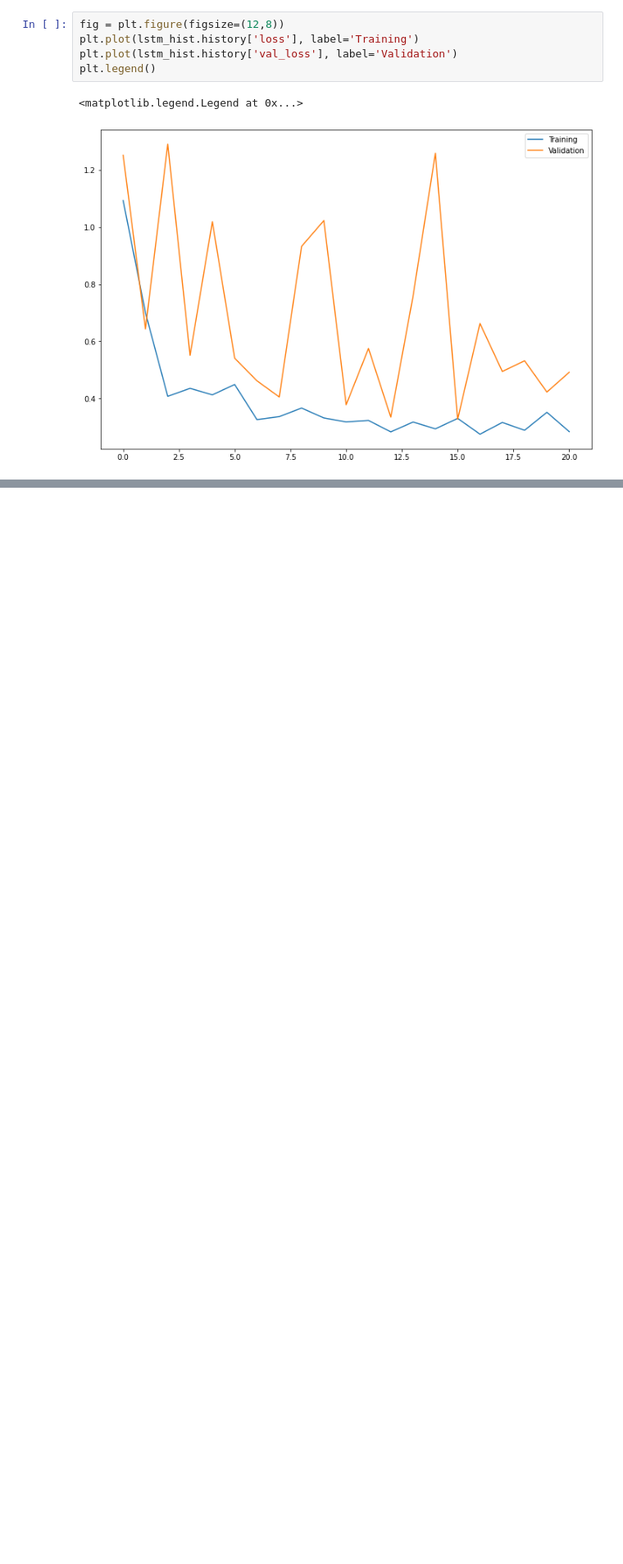
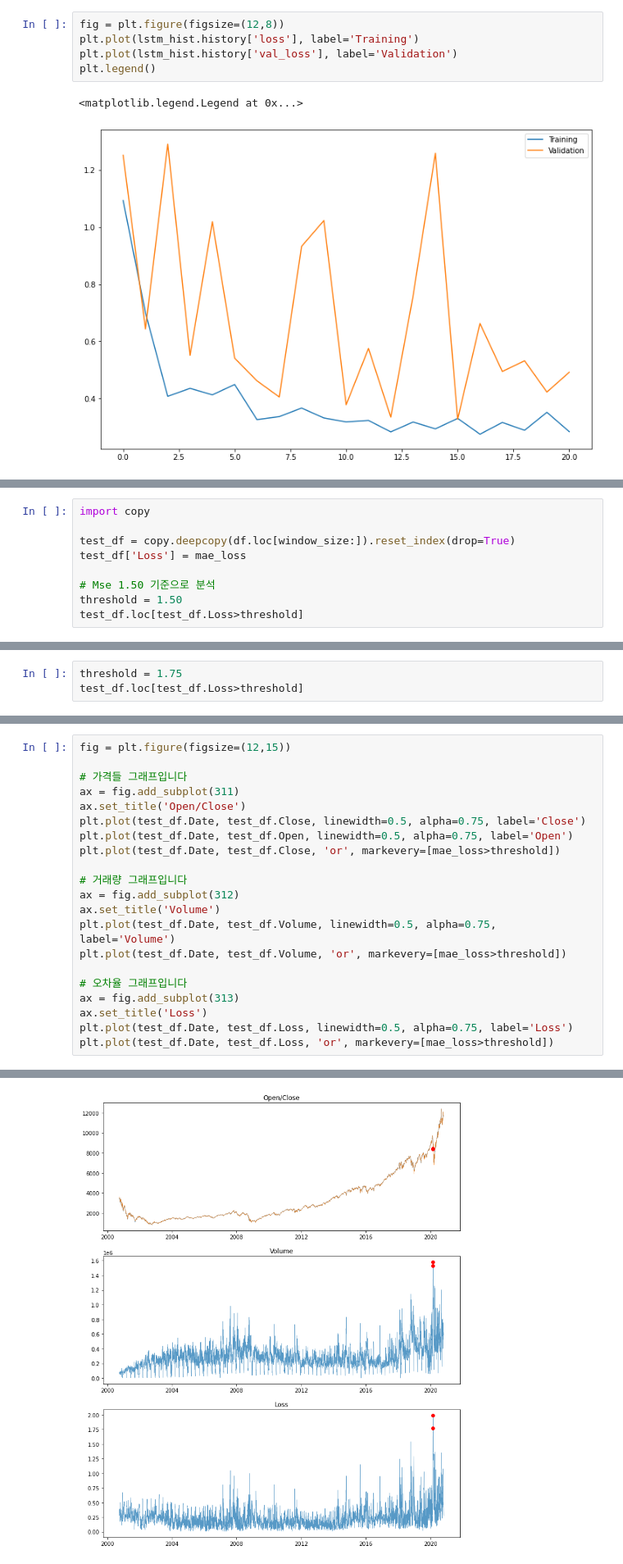
Before and after one commit to janggunhee/CS231n-study, a Jupyter notebook: Mini_Project_Anomaly_Detection/E20.Anomaly_Detection.ipynb, the cells around one changed output, grey strips where cells are left out. Shown at 82% size. Cells and saved outputs as stored; diff of their text form; blank space fills up the shorter version.

Commit message:
add MSE threshold

```diff
--- a/Mini_Project_Anomaly_Detection/E20.Anomaly_Detection.ipynb
+++ b/Mini_Project_Anomaly_Detection/E20.Anomaly_Detection.ipynb
@@ -739,0 +752,9 @@ plt.legend()
+# %%
+import copy
+
+test_df = copy.deepcopy(df.loc[window_size:]).reset_index(drop=True)
+test_df['Loss'] = mae_loss
+
+# Mse 1.50 기준으로 분석
+threshold = 1.50
+test_df.loc[test_df.Loss>threshold]
@@ -739,0 +772,3 @@ plt.legend()
+# %%
+threshold = 1.75
+test_df.loc[test_df.Loss>threshold]
@@ -739,0 +785,22 @@ plt.legend()
+# %%
+fig = plt.figure(figsize=(12,15))
+
+# 가격들 그래프입니다
+ax = fig.add_subplot(311)
+ax.set_title('Open/Close')
+plt.plot(test_df.Date, test_df.Close, linewidth=0.5, alpha=0.75, label='Close')
+plt.plot(test_df.Date, test_df.Open, linewidth=0.5, alpha=0.75, label='Open')
+plt.plot(test_df.Date, test_df.Close, 'or', markevery=[mae_loss>threshold])
+
+# 거래량 그래프입니다
+ax = fig.add_subplot(312)
+ax.set_title('Volume')
+plt.plot(test_df.Date, test_df.Volume, linewidth=0.5, alpha=0.75, label='Volume')
+plt.plot(test_df.Date, test_df.Volume, 'or', markevery=[mae_loss>threshold])
+
+# 오차율 그래프입니다
+ax = fig.add_subplot(313)
+ax.set_title('Loss')
+plt.plot(test_df.Date, test_df.Loss, linewidth=0.5, alpha=0.75, label='Loss')
+plt.plot(test_df.Date, test_df.Loss, 'or', markevery=[mae_loss>threshold])
+# %% [output]
@@ -739,0 +808 @@ plt.legend()
+[figure, added]
```
Also changed, not shown: parts of 6 cells of this notebook.
